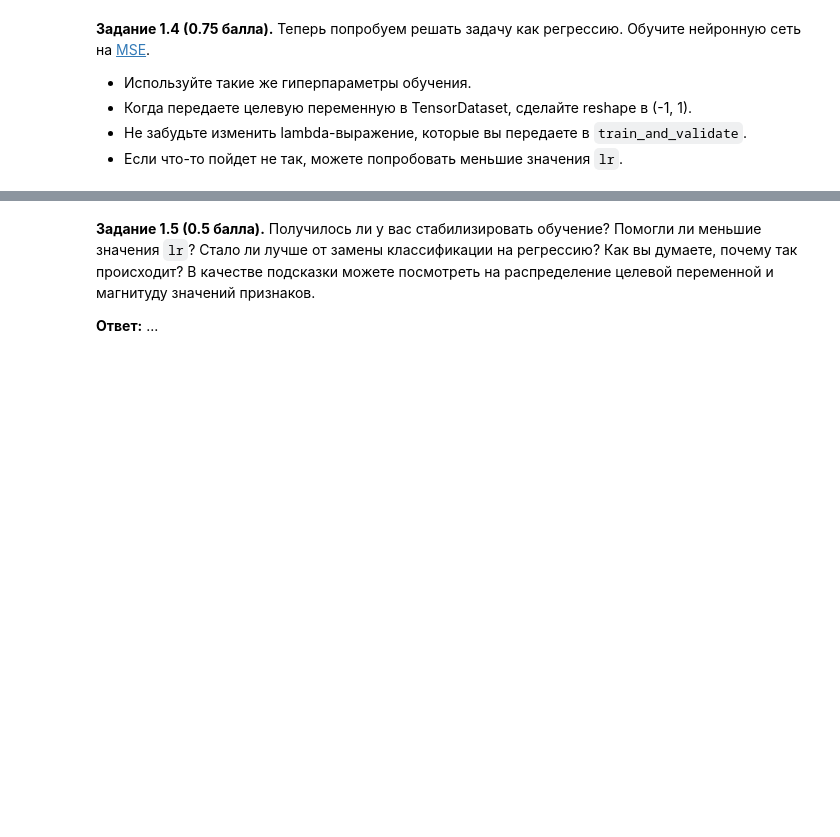
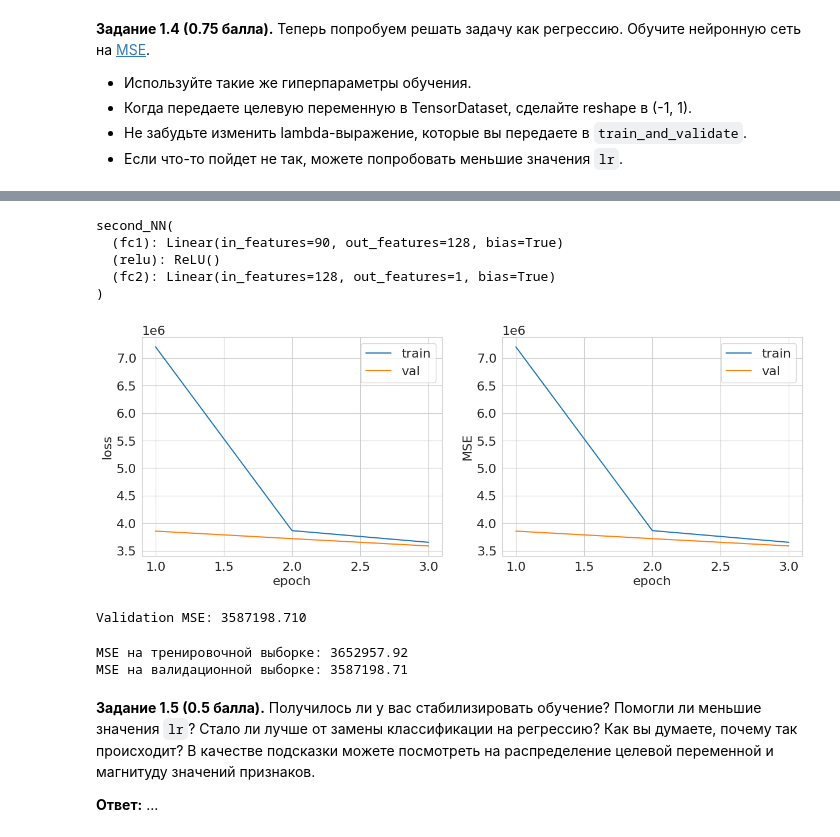
Before and after one commit to VladislavTokarev02/DL_hw, a Jupyter notebook: HW1.ipynb, the cells around one changed output, grey strips where cells are left out. Cells and saved outputs as stored; diff of their text form; code cells hidden in the pictures; blank space fills up the shorter version.

```diff
--- a/HW1.ipynb
+++ b/HW1.ipynb
@@ -406,3 +427,55 @@ RuntimeError: Expected all tensors to be on the same device, but found at least
+# %%
+X_train_tensor = torch.tensor(X_train, dtype=torch.float32).to(device)
+X_val_tensor = torch.tensor(X_val, dtype=torch.float32).to(device)
+y_train_tensor = torch.tensor(y_train, dtype=torch.float32).reshape(-1, 1).to(device)
+y_val_tensor = torch.tensor(y_val, dtype = torch.float32).reshape(-1, 1).to(device)
+
+train_dataset = TensorDataset(X_train_tensor, y_train_tensor)
+val_dataset = TensorDataset(X_val_tensor, y_val_tensor)
+
+train_loader = DataLoader(dataset=train_dataset, batch_size=batch_size, shuffle=True)
+val_loader = DataLoader(dataset=val_dataset, batch_size=batch_size, shuffle=False)
+# %%
+lr = 1e-6 # для корректировки последующей
+final_pred = 1 # так как на выходе получаем одно число - это и будет предсказанием
+# %%
+class second_NN(nn.Module):
+  def __init__(self, hidden_size, input_size, final_pred):
+    super(second_NN, self).__init__()
+    self.fc1 = nn.Linear(input_size, hidden_size)
+    self.relu = nn.ReLU()
+    self.fc2 = nn.Linear(hidden_size, final_pred)
+
+  def forward(self, x):
+      out = self.fc1(x)
+      out = self.relu(out)
+      out = self.fc2(out)
+      return out
+
+model_2 = second_NN(hidden_size, input_size, final_pred).to(device)
+# %%
+model_2
+# %% [output]
+second_NN(
+  (fc1): Linear(in_features=90, out_features=128, bias=True)
+  (relu): ReLU()
+  (fc2): Linear(in_features=128, out_features=1, bias=True)
+)
+# %%
+mse_metric = lambda predictions, targets: ((predictions.float() - targets).float() ** 2).mean()
+optimizer = torch.optim.SGD(model_2.parameters(), lr=lr)
+criterion = nn.MSELoss()
+# %%
+train_mse, val_mse = train_and_validate(model_2, optimizer, criterion, mse_metric, train_loader, val_loader, num_epochs)
+# %% [output]
+[figure, added]
+Validation MSE: 3587198.710
+# %%
+print(f"MSE на тренировочной выборке: {train_mse:.2f}")
+print(f"MSE на валидационной выборке: {val_mse:.2f}")
+# %% [output]
+MSE на тренировочной выборке: 3652957.92
+MSE на валидационной выборке: 3587198.71
 # %% [markdown]
 **Задание 1.5 (0.5 балла).** Получилось ли у вас стабилизировать обучение? Помогли ли меньшие значения `lr`? Стало ли лучше от замены классификации на регрессию? Как вы думаете, почему так происходит? В качестве подсказки можете посмотреть на распределение целевой переменной и магнитуду значений признаков.
 
```
Also changed, not shown: parts of 15 cells of this notebook.
